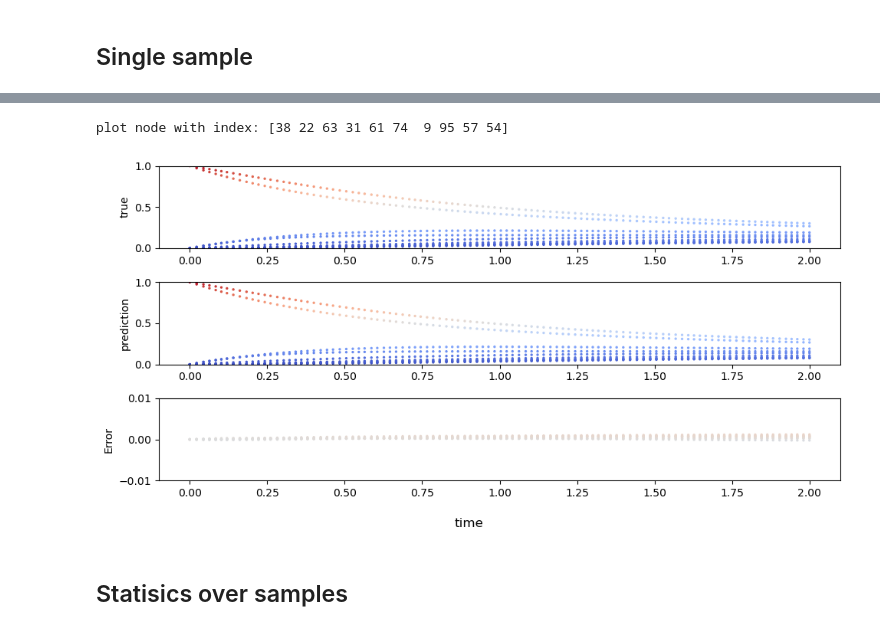
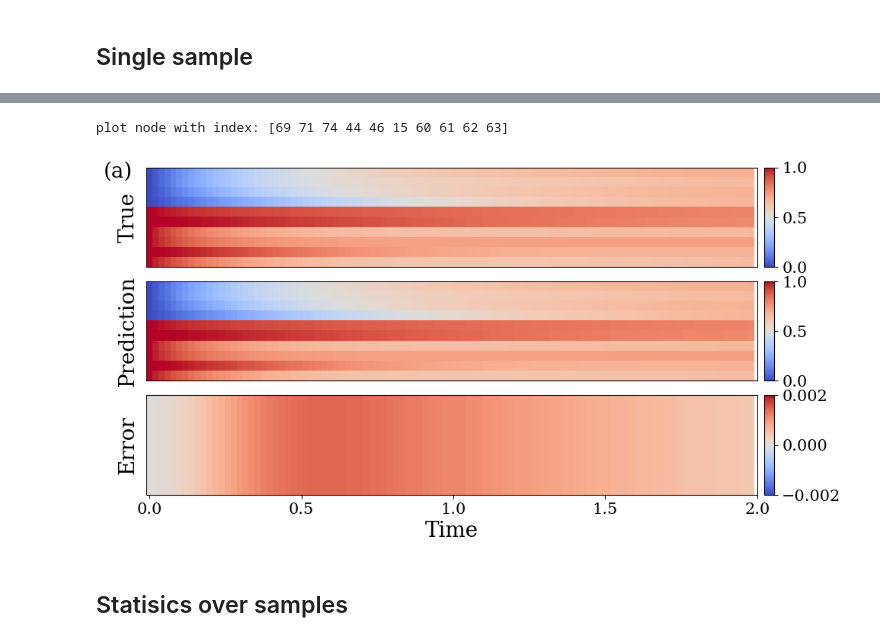
Before and after one commit to hoyunchoi/neural_rk, a Jupyter notebook: heat/neural_rk.ipynb, the cells around one changed output, grey strips where cells are left out. Drawn from its saved outputs; the diff is of its cells as text; code cells hidden in the pictures.

```diff
--- a/heat/neural_rk.ipynb
+++ b/heat/neural_rk.ipynb
@@ -83,11 +93,11 @@ pred_trajectories: list[npt.NDArray[np.float32]] = []
 for idx in trange(len(test_df)):
     pred_trajectories.append(heat_rollout(series=test_df.iloc[idx]).cpu().numpy())
 # %%
-with open(result_dir / f"pred_{test_id}.pkl", "wb") as f:
-    pickle.dump(pred_trajectories, f)
+# with open(result_dir / f"pred_{test_id}.pkl", "wb") as f:
+#     pickle.dump(pred_trajectories, f)
 
-# with open(result_dir / f"pred_{test_id}.pkl", "rb") as f:
-#     pred_trajectories = pickle.load(f)
+with open(result_dir / f"pred_{test_id}.pkl", "rb") as f:
+    pred_trajectories = pickle.load(f)
 # %% [markdown]
 # Analyze
 # %%
@@ -124,14 +128,14 @@ Error: MAE=3.0538e-04    std=1.3029e-04
 # %% [markdown]
 ## Single sample
 # %%
-sample_idx = 5
+sample_idx = 37
 
 print(test_df.network_type[sample_idx])
 xticks = np.round(np.linspace(0.0, times[sample_idx][-1], 5), 2)
-true_trajcetory = true_trajectories[sample_idx]
+true_trajectory = true_trajectories[sample_idx]
 pred_trajectory = pred_trajectories[sample_idx]
 time = times[sample_idx]
-error = true_trajcetory - pred_trajectory
+error = true_trajectory - pred_trajectory
 
 print(f"{error.min():.2e} < error < {error.max():.2e}")
 # %% [output]
@@ -140,33 +144,56 @@ ba
 # %%
-nodes = np.random.choice(np.arange(true_trajcetory.shape[1]), 10, replace=False)
-# nodes = set()
-# # for idx in np.argsort(np.abs(error).sum(axis=0).flatten()):
-# for idx in np.argsort(np.abs(error).sum(axis=0).flatten())[::-1]:
-#     idx = np.unravel_index(idx, error.shape[1:])
-#     nodes.add(idx[0])
-#     if len(nodes) == 10:
-#         break
-nodes = np.array(list(nodes))
+# nodes = np.random.choice(np.arange(true_trajectory.shape[1]), 10, replace=False)
+nodes = set()
+# for idx in np.argsort(np.abs(error).sum(axis=0).flatten()): # minimum
+for idx in np.argsort(np.abs(error).sum(axis=0).flatten())[::-1]:  # maximum
+    idx = np.unravel_index(idx, error.shape[1:])
+    nodes.add(idx[0])
+    if len(nodes) == 10:
+        break
+nodes = np.array(list(nodes), dtype=np.int64)
+# nodes = true_trajectory.mean(axis=0)[:, 0].argsort()
 print(f"plot node with index: {nodes}")
+xticks = np.linspace(0.0, 2.0, 5)
 
 fig, (ax1, ax2, ax3) = plt.subplots(figsize=(10, 5), nrows=3)
-ax1.set_ylabel("true")
-plot(ax1, true_trajcetory, time, nodes)
+ax1.set_ylabel("True", fontsize=20)
+# plot(ax1, true_trajectory, time, nodes)
+im1 = plot_image(ax1, true_trajectory, nodes, xticks=xticks)
+cbar1 = fig.colorbar(im1, ax=ax1, location="right", pad=0.01, aspect=10)
+ax1.set_xticks([])
+ax1.tick_params(axis="both", labelsize=15)
+cbar1.ax.tick_params(labelsize=15)
 
-ax2.set_ylabel("prediction")
-plot(ax2, pred_trajectory, time, nodes)
+ax2.set_ylabel("Prediction", fontsize=20)
+# plot(ax2, pred_trajectory, time, nodes)
+im2 = plot_image(ax2, pred_trajectory, nodes, xticks=xticks)
+cbar2 = fig.colorbar(im2, ax=ax2, location="right", pad=0.01, aspect=10)
+ax2.set_xticks([])
+ax2.tick_params(axis="both", labelsize=15)
+cbar2.ax.tick_params(labelsize=15)
 
-ax3.set_ylabel("Error")
-plot(ax3, error, time, nodes, lim=(-0.01, 0.01))
-ax3.set_ylim(-0.01, 0.01)
+ax3.set_ylabel("Error", fontsize=20)
+# plot(ax3, error, time, nodes, lim=(-0.002, 0.002))
+im3 = plot_image(ax3, error, nodes, xticks=xticks, lim=(-0.002, 0.002))
+cbar3 = fig.colorbar(im3, ax=ax3, location="right", pad=0.01, aspect=10)
+ax3.tick_params(axis="both", labelsize=15)
+ax3.set_ylim(-0.002, 0.002)
+ax3.set_xlabel("Time", fontsize=20)
+cbar3.ax.tick_params(labelsize=15)
 
-fig.supxlabel("time")
-fig.tight_layout()
-# fig.savefig(f"{FIG_DIR}/heat_trajectory.pdf", bbox_inches="tight", pad_inches=0.0)
+ax1.text(-0.07, 0.9, "(a)", transform=ax1.transAxes, fontsize=20)
+
+
+fig.tight_layout(pad=0.0)
+# fig.savefig(
+#     f"{FIG_DIR}/heat_{test_id}_{sample_idx}_{exp_id}.pdf",
+#     bbox_inches="tight",
+#     pad_inches=0.0,
+# )
 fig.show()
 # %% [output]
-plot node with index: [38 22 63 31 61 74  9 95 57 54]
+plot node with index: [69 71 74 44 46 15 60 61 62 63]
-[figure, old version]
+[figure, new version]
 # %% [markdown]
 ## Statisics over samples
 # %%
```
Also changed, not shown: parts of 6 cells of this notebook, 34 other files.
